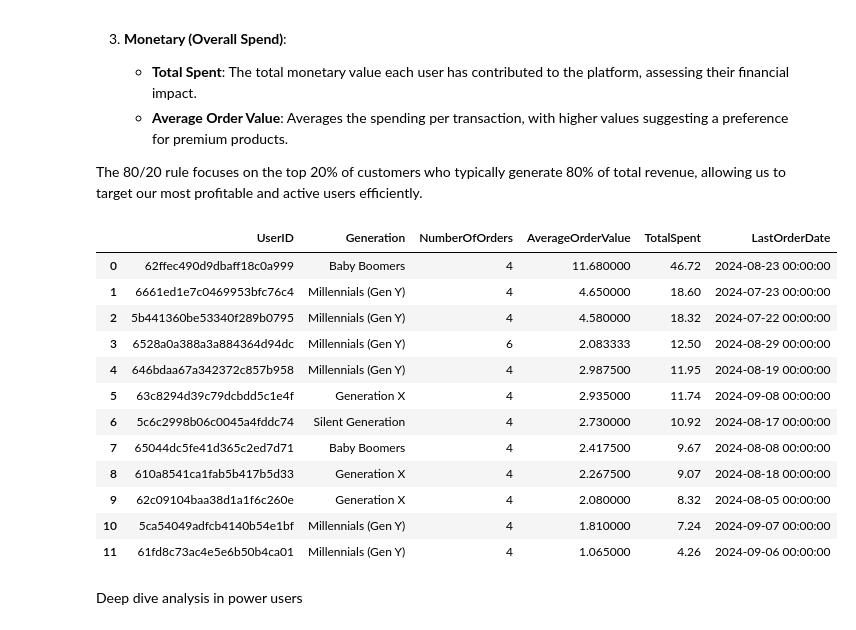
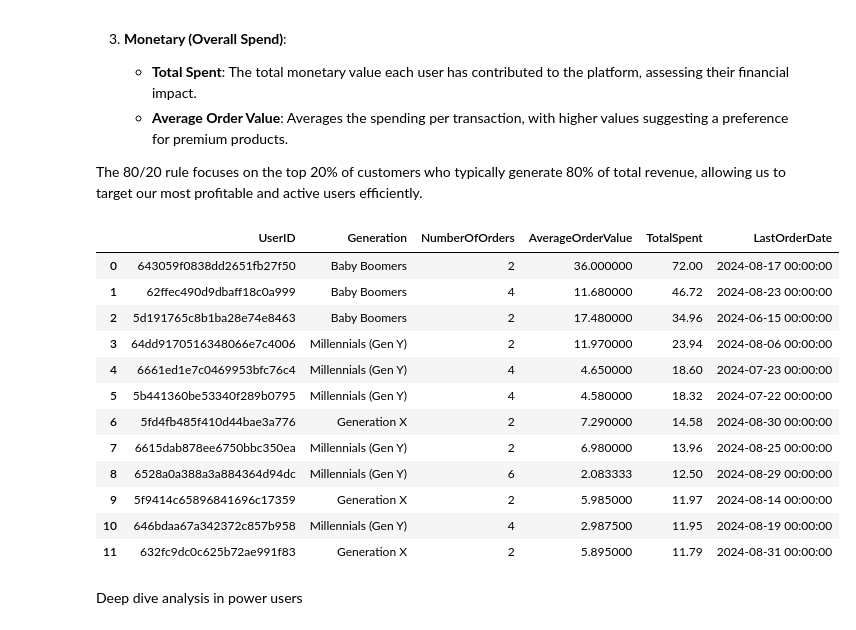
Before and after one commit to chenyang329/Fetch_TakeHome, a Jupyter notebook: Fetch_TakeHome.ipynb, the cells around one changed output. Saved outputs shown, nothing was run; the diff lists cells and outputs as text; code cells hidden in the pictures.

```diff
--- a/Fetch_TakeHome.ipynb
+++ b/Fetch_TakeHome.ipynb
@@ -540,7 +545,7 @@ SELECT
     SUM(t.FINAL_SALE) / COUNT(t.receipt_id) AS AverageOrderValue,
     SUM(t.FINAL_SALE) AS TotalSpent,
     MAX(t.PURCHASE_DATE) AS LastOrderDate,
-    NTILE(5) OVER (ORDER BY COUNT(t.receipt_id) DESC, MAX(t.PURCHASE_DATE) DESC) AS PercentileRank
+    NTILE(5) OVER (ORDER BY SUM(t.FINAL_SALE) DESC, COUNT(t.receipt_id) DESC, MAX(t.PURCHASE_DATE) DESC) AS PercentileRank
 FROM
     users u
 JOIN
@@ -550,46 +555,45 @@ JOIN
 GROUP BY
     u.ID, u.BIRTH_DATE
 ORDER BY
     TotalSpent DESC, NumberOfOrders DESC, LastOrderDate DESC
-LIMIT 100
 )
 
 SELECT
     UserID,
     (CASE
         WHEN birth_date >= '1928-01-01' AND birth_date <= '1945-12-31' THEN 'Silent Generation'
         WHEN birth_date >= '1946-01-01' AND birth_date <= '1964-12-31' THEN 'Baby Boomers'
         WHEN birth_date >= '1965-01-01' AND birth_date <= '1980-12-31' THEN 'Generation X'
         WHEN birth_date >= '1981-01-01' AND birth_date <= '1996-12-31' THEN 'Millennials (Gen Y)'
         WHEN birth_date >= '1997-01-01' AND birth_date <= '2010-12-31' THEN 'Generation Z'
         WHEN birth_date >= '2011-01-01' AND birth_date <= '2024-12-31' THEN 'Generation Alpha'
         ELSE 'Other'
     END) AS Generation,
     NumberOfOrders,
     AverageOrderValue,
     TotalSpent,
     LastOrderDate
 FROM RANKED_USERS
 WHERE PercentileRank = 1;
     '''
 
 power_users = pd.read_sql(query, conn)
 
 power_users
 # %% [output]
 |  | UserID | Generation | NumberOfOrders | AverageOrderValue | TotalSpent | LastOrderDate |
-| 0 | 62ffec490d9dbaff18c0a999 | Baby Boomers | 4 | 11.680000 | 46.72 | 2024-08-23 00:00:00 |
-| 1 | 6661ed1e7c0469953bfc76c4 | Millennials (Gen Y) | 4 | 4.650000 | 18.60 | 2024-07-23 00:00:00 |
-| 2 | 5b441360be53340f289b0795 | Millennials (Gen Y) | 4 | 4.580000 | 18.32 | 2024-07-22 00:00:00 |
-| 3 | 6528a0a388a3a884364d94dc | Millennials (Gen Y) | 6 | 2.083333 | 12.50 | 2024-08-29 00:00:00 |
-| 4 | 646bdaa67a342372c857b958 | Millennials (Gen Y) | 4 | 2.987500 | 11.95 | 2024-08-19 00:00:00 |
-| 5 | 63c8294d39c79dcbdd5c1e4f | Generation X | 4 | 2.935000 | 11.74 | 2024-09-08 00:00:00 |
-| 6 | 5c6c2998b06c0045a4fddc74 | Silent Generation | 4 | 2.730000 | 10.92 | 2024-08-17 00:00:00 |
-| 7 | 65044dc5fe41d365c2ed7d71 | Baby Boomers | 4 | 2.417500 | 9.67 | 2024-08-08 00:00:00 |
-| 8 | 610a8541ca1fab5b417b5d33 | Generation X | 4 | 2.267500 | 9.07 | 2024-08-18 00:00:00 |
-| 9 | 62c09104baa38d1a1f6c260e | Generation X | 4 | 2.080000 | 8.32 | 2024-08-05 00:00:00 |
-| 10 | 5ca54049adfcb4140b54e1bf | Millennials (Gen Y) | 4 | 1.810000 | 7.24 | 2024-09-07 00:00:00 |
-| 11 | 61fd8c73ac4e5e6b50b4ca01 | Millennials (Gen Y) | 4 | 1.065000 | 4.26 | 2024-09-06 00:00:00 |
+| 0 | 643059f0838dd2651fb27f50 | Baby Boomers | 2 | 36.000000 | 72.00 | 2024-08-17 00:00:00 |
+| 1 | 62ffec490d9dbaff18c0a999 | Baby Boomers | 4 | 11.680000 | 46.72 | 2024-08-23 00:00:00 |
+| 2 | 5d191765c8b1ba28e74e8463 | Baby Boomers | 2 | 17.480000 | 34.96 | 2024-06-15 00:00:00 |
+| 3 | 64dd9170516348066e7c4006 | Millennials (Gen Y) | 2 | 11.970000 | 23.94 | 2024-08-06 00:00:00 |
+| 4 | 6661ed1e7c0469953bfc76c4 | Millennials (Gen Y) | 4 | 4.650000 | 18.60 | 2024-07-23 00:00:00 |
+| 5 | 5b441360be53340f289b0795 | Millennials (Gen Y) | 4 | 4.580000 | 18.32 | 2024-07-22 00:00:00 |
+| 6 | 5fd4fb485f410d44bae3a776 | Generation X | 2 | 7.290000 | 14.58 | 2024-08-30 00:00:00 |
+| 7 | 6615dab878ee6750bbc350ea | Millennials (Gen Y) | 2 | 6.980000 | 13.96 | 2024-08-25 00:00:00 |
+| 8 | 6528a0a388a3a884364d94dc | Millennials (Gen Y) | 6 | 2.083333 | 12.50 | 2024-08-29 00:00:00 |
+| 9 | 5f9414c65896841696c17359 | Generation X | 2 | 5.985000 | 11.97 | 2024-08-14 00:00:00 |
+| 10 | 646bdaa67a342372c857b958 | Millennials (Gen Y) | 4 | 2.987500 | 11.95 | 2024-08-19 00:00:00 |
+| 11 | 632fc9dc0c625b72ae991f83 | Generation X | 2 | 5.895000 | 11.79 | 2024-08-31 00:00:00 |
 # %%
 #  save the results to a csv file
 
```
Also changed, not shown: parts of 11 cells of this notebook.
